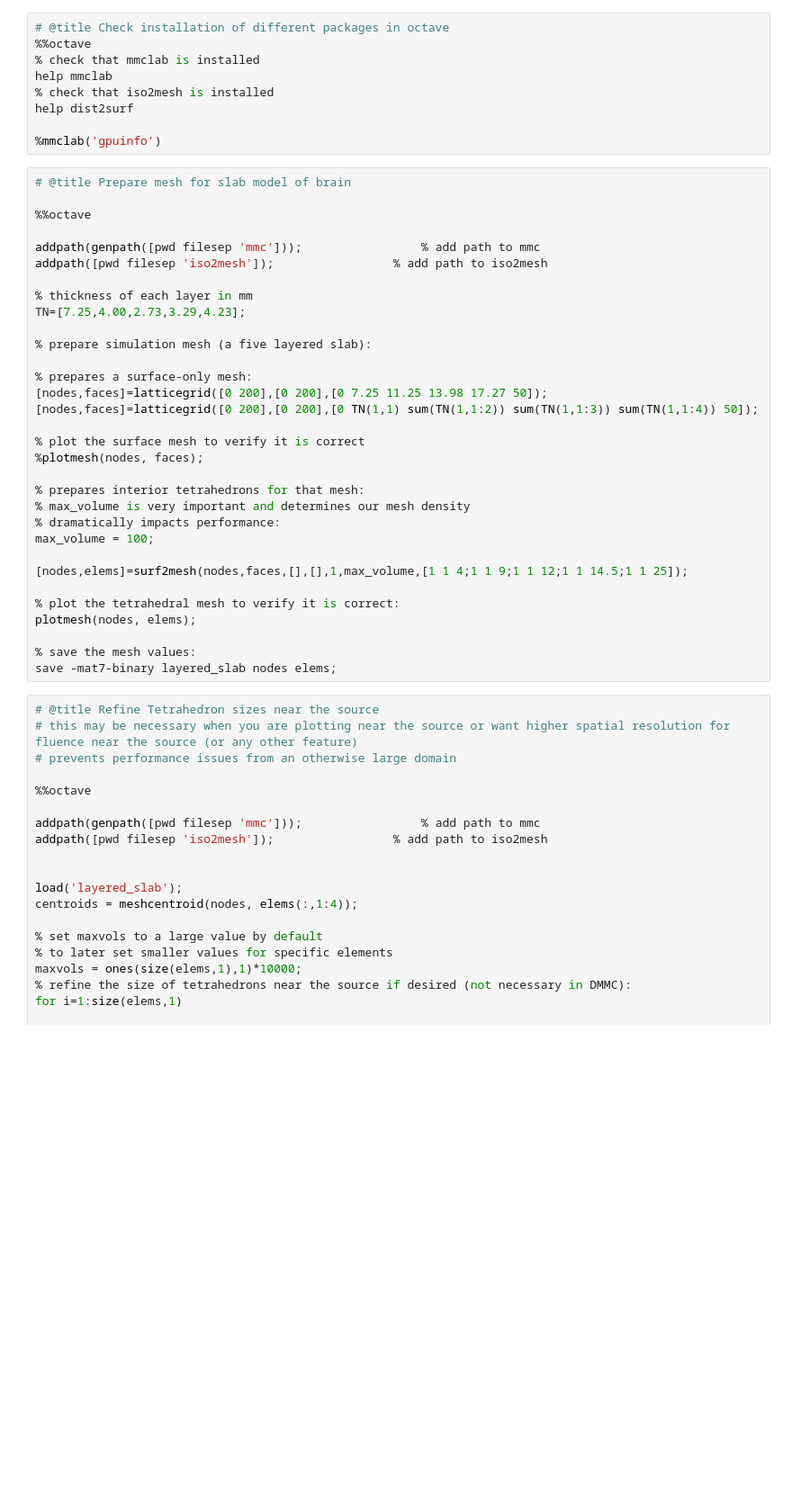
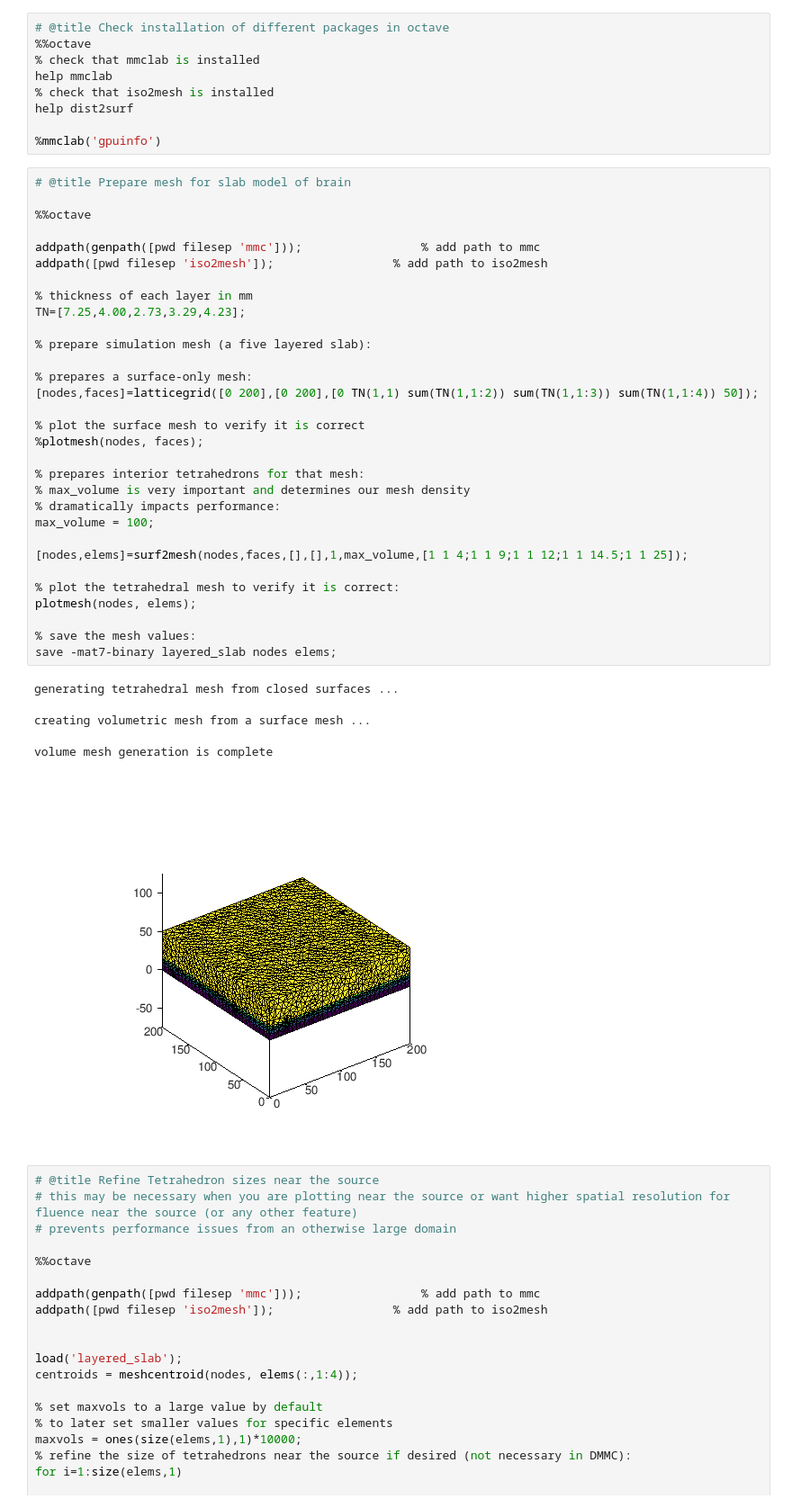
Before and after one commit to nzhang1218/MCX24Workshop, a Jupyter notebook: Training/MCX2024_2A_mmc_training.ipynb, the cells around one changed output. Shown at 90% size. Cells and saved outputs as stored; diff of their text form; blank space fills up the shorter version.

```diff
--- a/Training/MCX2024_2A_mmc_training.ipynb
+++ b/Training/MCX2024_2A_mmc_training.ipynb
@@ -83,34 +61,38 @@ help dist2surf
 # @title Prepare mesh for slab model of brain
 
 %%octave
 
 addpath(genpath([pwd filesep 'mmc']));                 % add path to mmc
 addpath([pwd filesep 'iso2mesh']);                 % add path to iso2mesh
 
 % thickness of each layer in mm
 TN=[7.25,4.00,2.73,3.29,4.23];
 
 % prepare simulation mesh (a five layered slab):
 
 % prepares a surface-only mesh:
-[nodes,faces]=latticegrid([0 200],[0 200],[0 7.25 11.25 13.98 17.27 50]);
 [nodes,faces]=latticegrid([0 200],[0 200],[0 TN(1,1) sum(TN(1,1:2)) sum(TN(1,1:3)) sum(TN(1,1:4)) 50]);
 
 % plot the surface mesh to verify it is correct
 %plotmesh(nodes, faces);
 
 % prepares interior tetrahedrons for that mesh:
 % max_volume is very important and determines our mesh density
 % dramatically impacts performance:
 max_volume = 100;
 
 [nodes,elems]=surf2mesh(nodes,faces,[],[],1,max_volume,[1 1 4;1 1 9;1 1 12;1 1 14.5;1 1 25]);
 
 % plot the tetrahedral mesh to verify it is correct:
 plotmesh(nodes, elems);
 
 % save the mesh values:
 save -mat7-binary layered_slab nodes elems;
+# %% [output]
+generating tetrahedral mesh from closed surfaces ...
+creating volumetric mesh from a surface mesh ...
+volume mesh generation is complete
+[figure, added]
 # %%
 # @title Refine Tetrahedron sizes near the source
 # this may be necessary when you are plotting near the source or want higher spatial resolution for fluence near the source (or any other feature)
```
Also changed, not shown: parts of 6 cells of this notebook.
